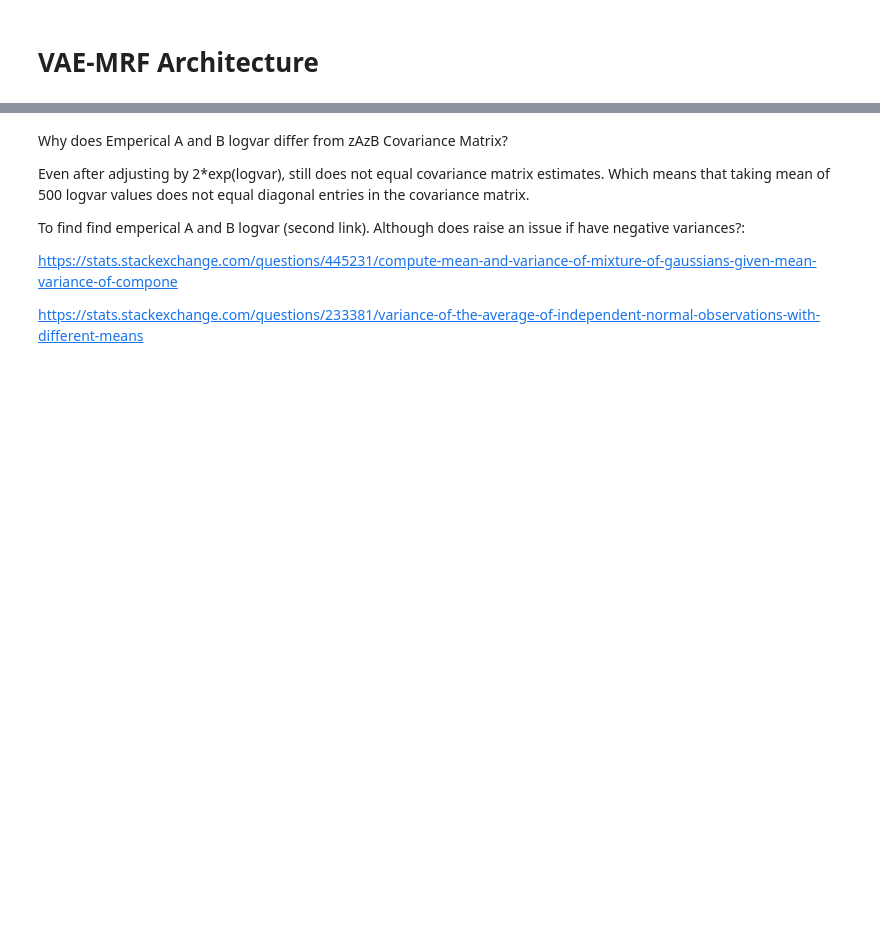
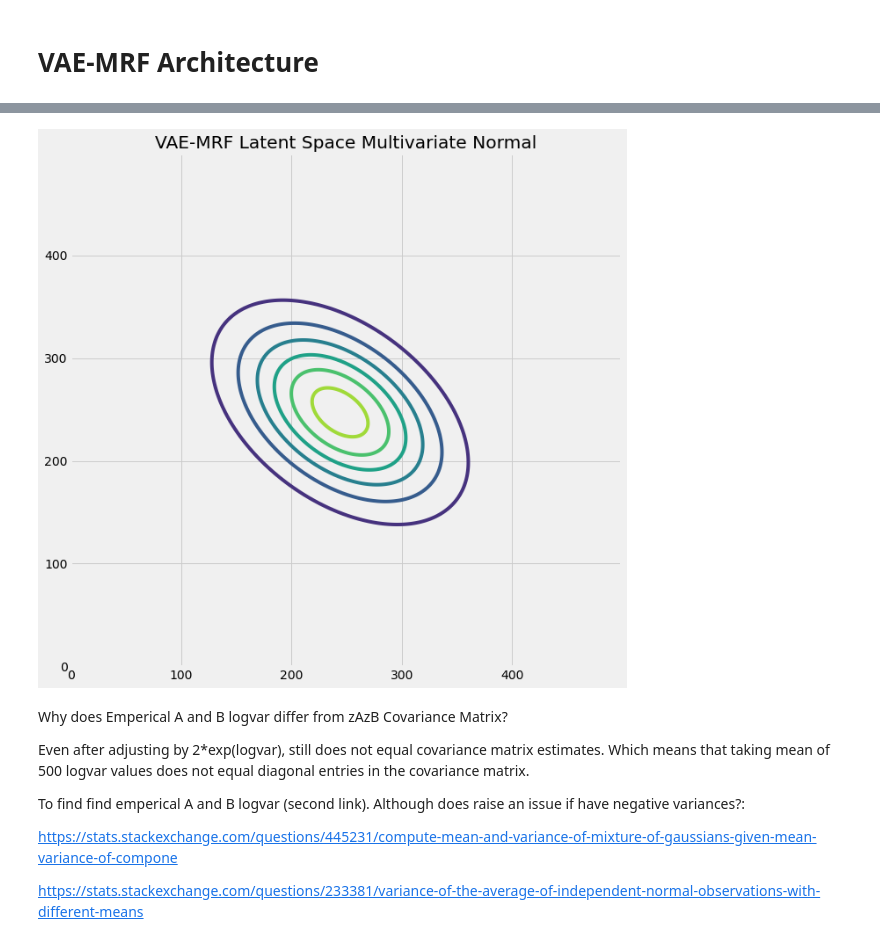
Before and after one commit to Kwanikaze/vpandas, a Jupyter notebook: MRF_VAE_binary_vars.ipynb, the cells around one changed output, grey strips where cells are left out. Cells and saved outputs as stored; diff of their text form; code cells hidden in the pictures; blank space fills up the shorter version.

```diff
--- a/MRF_VAE_binary_vars.ipynb
+++ b/MRF_VAE_binary_vars.ipynb
@@ -785,3 +788,25 @@ CovarianceAB after emperically estimating or learning by gradient descent
+# %%
+import matplotlib.pyplot as plt
+from matplotlib import style
+style.use('fivethirtyeight')
+import numpy as np
+from scipy.stats import multivariate_normal
+
+x = np.linspace(-10,10,500)
+y = np.linspace(-10,10,500)
+X,Y = np.meshgrid(x,y)
+
+pos = np.array([X.flatten(),Y.flatten()]).T
+
+
+rv = multivariate_normal([-0.214131, -0.09071361], [[5.76495748, -2.4135967], [-2.4135967, 5.09340934]])
+fig = plt.figure(figsize=(10,10))
+ax0 = fig.add_subplot(111)
+ax0.contour(rv.pdf(pos).reshape(500,500))
+plt.title("VAE-MRF Latent Space Multivariate Normal")
+plt.show()
+# %% [output]
+[figure, added]
 # %% [markdown]
 Why does Emperical A and B logvar differ from zAzB Covariance Matrix?
 
```
Also changed, not shown: parts of 20 cells of this notebook.
